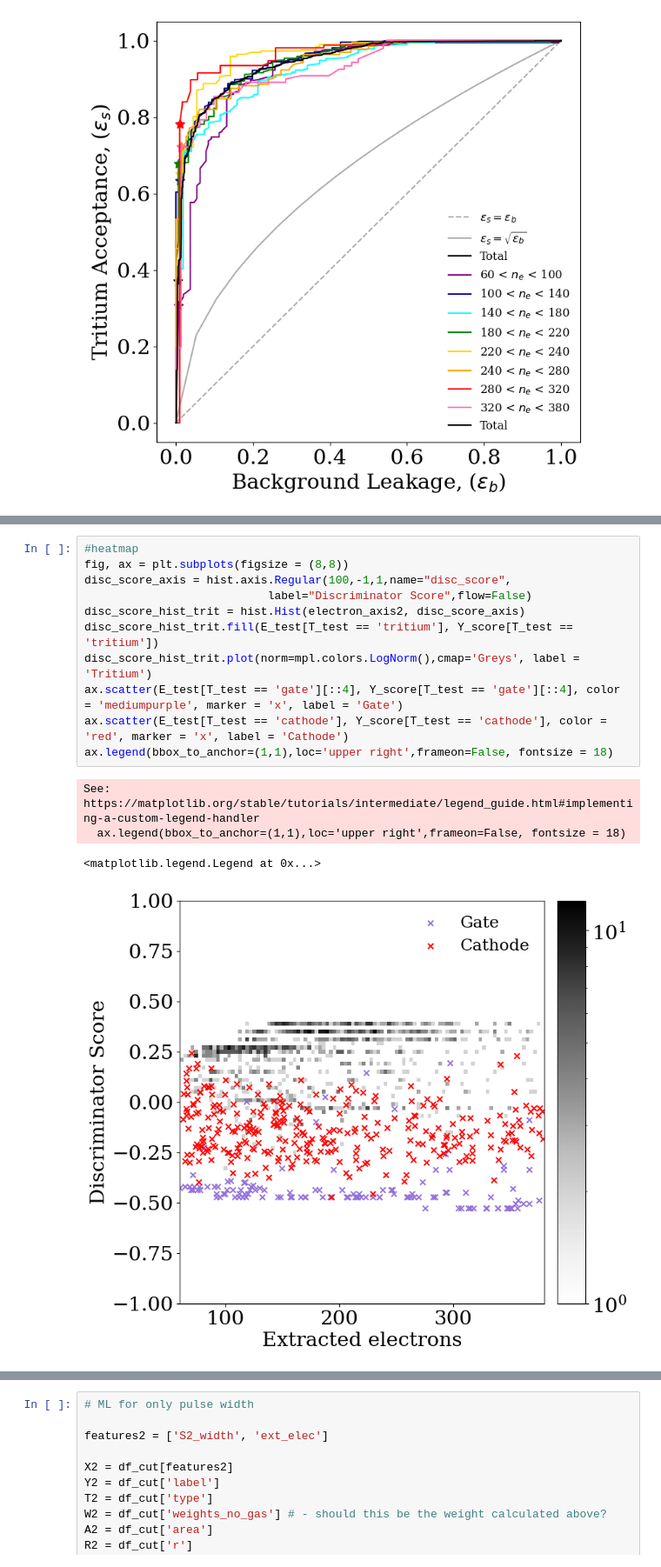
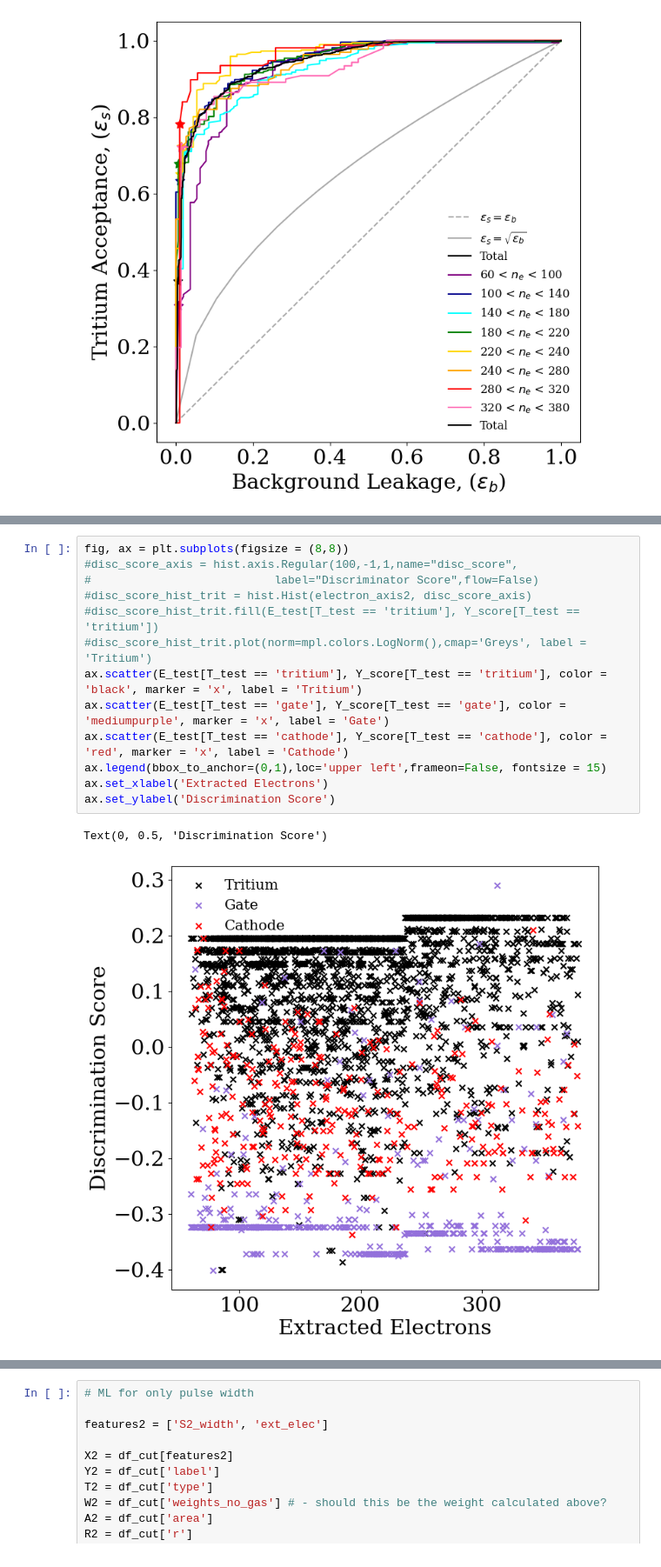
Before and after one commit to lizziewitt/MSci_Project, a Jupyter notebook: 02_machine_learning_testing.ipynb, the cells around one changed output, grey strips where cells are left out. Shown at 87% size. Saved outputs shown, nothing was run; the diff lists cells and outputs as text.

```diff
--- a/02_machine_learning_testing.ipynb
+++ b/02_machine_learning_testing.ipynb
@@ -399,16 +400,16 @@ plt.scatter(E_test[T_test == 'tritium'], Y_score[T_test == 'tritium'])
 # %%
-#heatmap
 fig, ax = plt.subplots(figsize = (8,8))
-disc_score_axis = hist.axis.Regular(100,-1,1,name="disc_score",
-                           label="Discriminator Score",flow=False)
-disc_score_hist_trit = hist.Hist(electron_axis2, disc_score_axis)
-disc_score_hist_trit.fill(E_test[T_test == 'tritium'], Y_score[T_test == 'tritium'])
-disc_score_hist_trit.plot(norm=mpl.colors.LogNorm(),cmap='Greys', label = 'Tritium')
-ax.scatter(E_test[T_test == 'gate'][::4], Y_score[T_test == 'gate'][::4], color = 'mediumpurple', marker = 'x', label = 'Gate')
+#disc_score_axis = hist.axis.Regular(100,-1,1,name="disc_score",
+#                           label="Discriminator Score",flow=False)
+#disc_score_hist_trit = hist.Hist(electron_axis2, disc_score_axis)
+#disc_score_hist_trit.fill(E_test[T_test == 'tritium'], Y_score[T_test == 'tritium'])
+#disc_score_hist_trit.plot(norm=mpl.colors.LogNorm(),cmap='Greys', label = 'Tritium')
+ax.scatter(E_test[T_test == 'tritium'], Y_score[T_test == 'tritium'], color = 'black', marker = 'x', label = 'Tritium')
+ax.scatter(E_test[T_test == 'gate'], Y_score[T_test == 'gate'], color = 'mediumpurple', marker = 'x', label = 'Gate')
 ax.scatter(E_test[T_test == 'cathode'], Y_score[T_test == 'cathode'], color = 'red', marker = 'x', label = 'Cathode')
-ax.legend(bbox_to_anchor=(1,1),loc='upper right',frameon=False, fontsize = 18)
+ax.legend(bbox_to_anchor=(0,1),loc='upper left',frameon=False, fontsize = 15)
+ax.set_xlabel('Extracted Electrons')
+ax.set_ylabel('Discrimination Score')
 # %% [output]
-See: https://matplotlib.org/stable/tutorials/intermediate/legend_guide.html#implementing-a-custom-legend-handler
-  ax.legend(bbox_to_anchor=(1,1),loc='upper right',frameon=False, fontsize = 18)
+Text(0, 0.5, 'Discrimination Score')
-<matplotlib.legend.Legend at 0x...>
-[figure, old version]
+[figure, new version]
```
Also changed, not shown: parts of 37 cells of this notebook.
